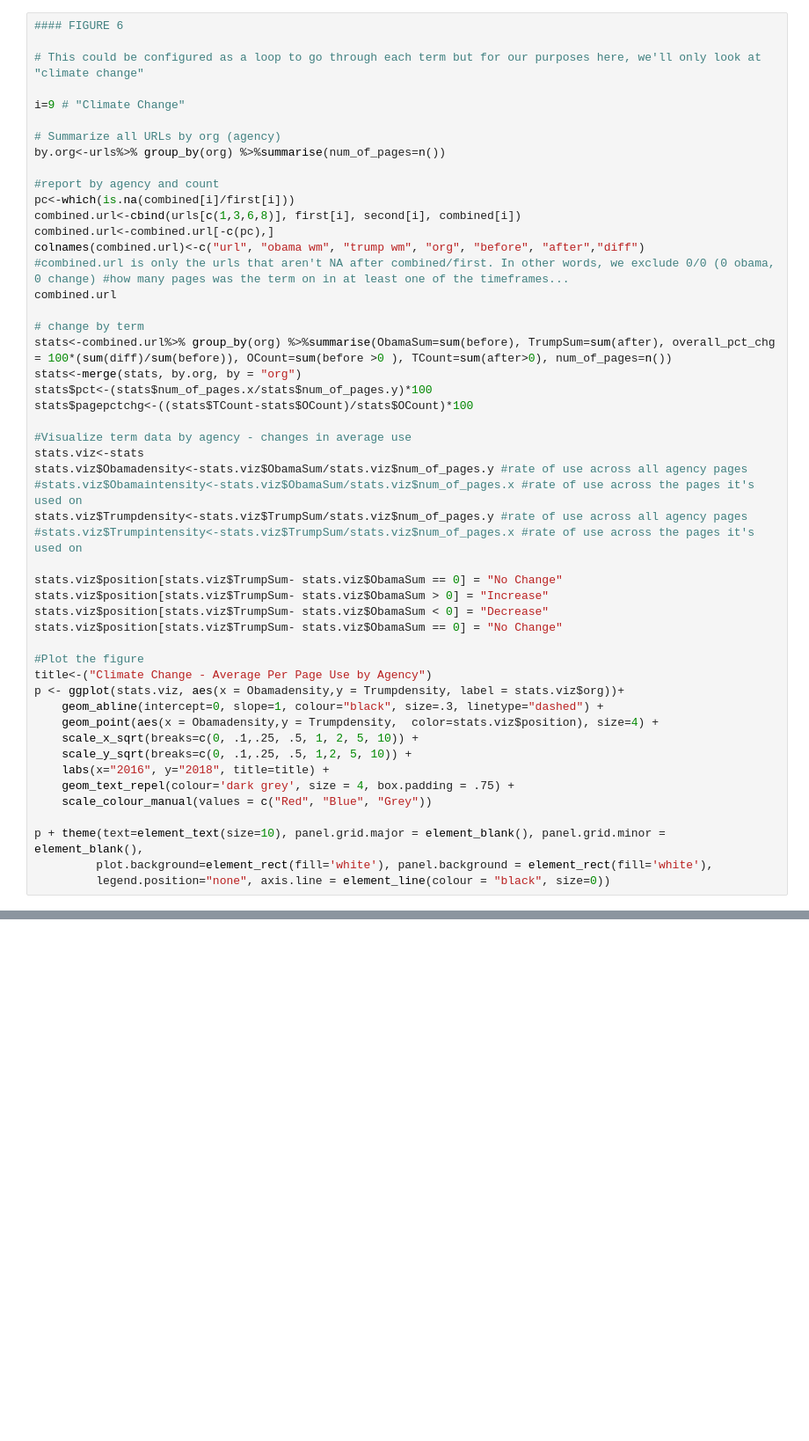
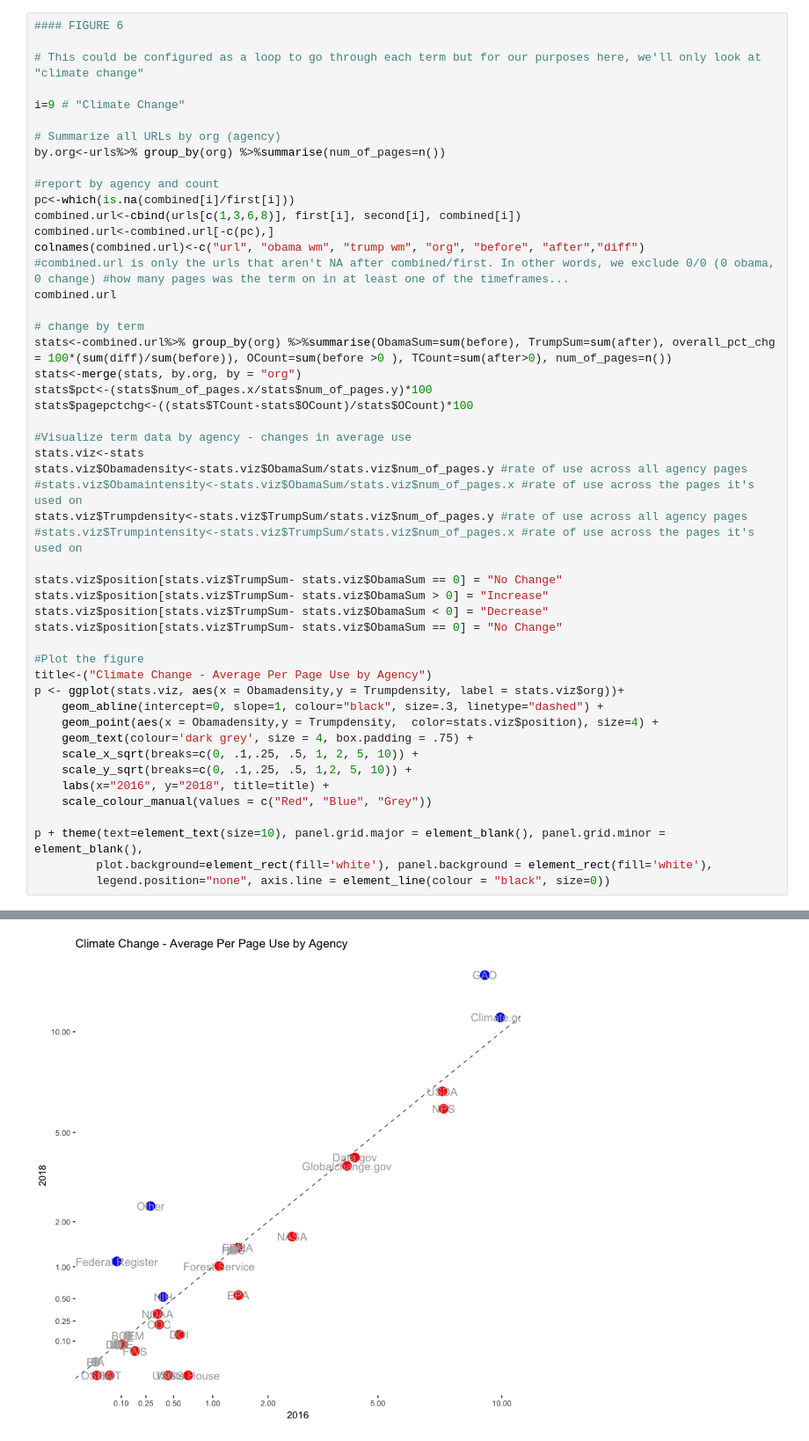
Before and after one commit to edgi-govdata-archiving/web_monitoring_research, a Jupyter notebook: term_analysis.ipynb, the cells around one changed output, grey strips where cells are left out. Shown at 88% size. Cells and saved outputs as stored; diff of their text form; blank space fills up the shorter version.

```diff
--- a/term_analysis.ipynb
+++ b/term_analysis.ipynb
@@ -232,12 +274,13 @@ title<-("Climate Change - Average Per Page Use by Agency")
 p <- ggplot(stats.viz, aes(x = Obamadensity,y = Trumpdensity, label = stats.viz$org))+
     geom_abline(intercept=0, slope=1, colour="black", size=.3, linetype="dashed") +
     geom_point(aes(x = Obamadensity,y = Trumpdensity,  color=stats.viz$position), size=4) +
+    geom_text(colour='dark grey', size = 4, box.padding = .75) +
     scale_x_sqrt(breaks=c(0, .1,.25, .5, 1, 2, 5, 10)) +
     scale_y_sqrt(breaks=c(0, .1,.25, .5, 1,2, 5, 10)) +
     labs(x="2016", y="2018", title=title) +
-    geom_text_repel(colour='dark grey', size = 4, box.padding = .75) +
     scale_colour_manual(values = c("Red", "Blue", "Grey"))
 
 p + theme(text=element_text(size=10), panel.grid.major = element_blank(), panel.grid.minor = element_blank(),
          plot.background=element_rect(fill='white'), panel.background = element_rect(fill='white'),
          legend.position="none", axis.line = element_line(colour = "black", size=0))
+# %% [output]
@@ -244,3 +304,4 @@ p + theme(text=element_text(size=10), panel.grid.major = element_blank(), panel.
+[figure, added]
 # %%
 #FIGURE 7
 #ideally the creation of cabinet_counts and cabinet_average would be done _in this script_
```
Also changed, not shown: parts of 12 cells of this notebook.
